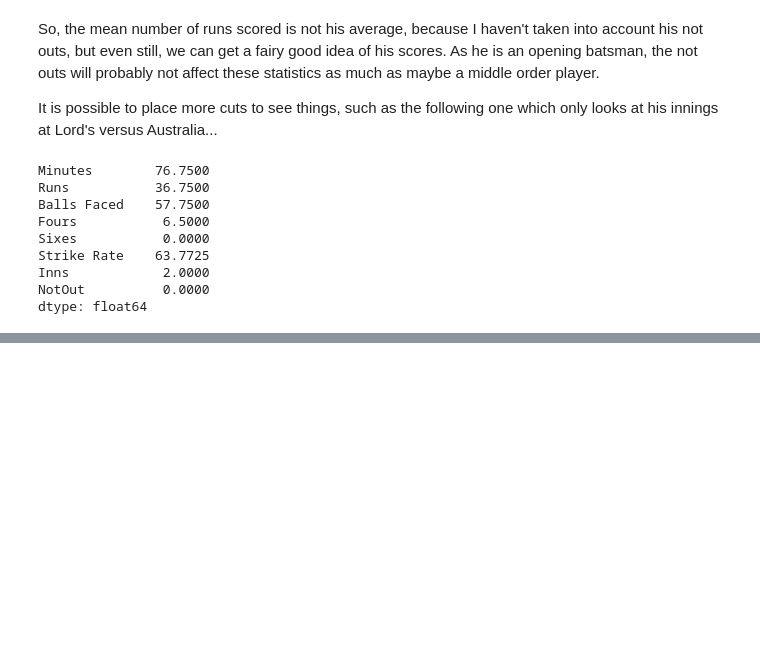
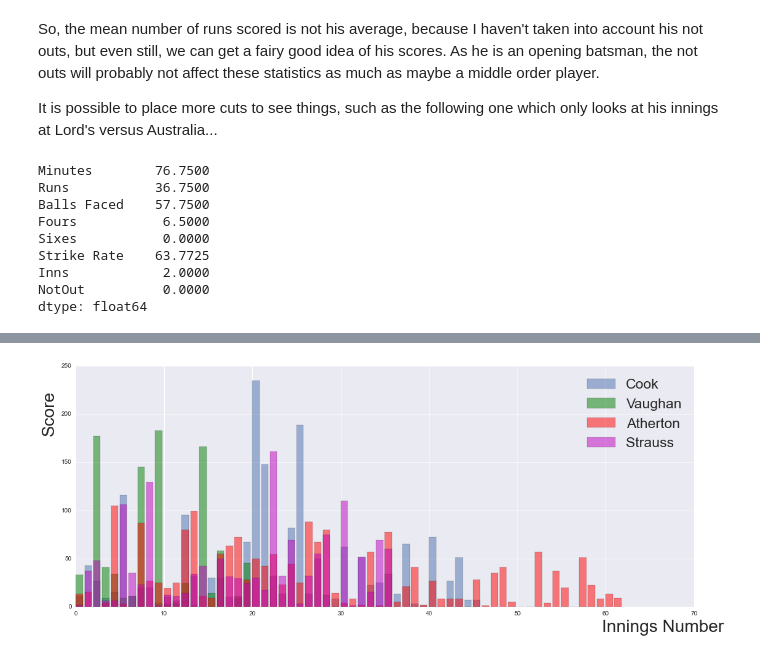
Before and after one commit to maclamont/Cricket, a Jupyter notebook: Cricket.ipynb, the cells around one changed output, grey strips where cells are left out. Saved outputs shown, nothing was run; the diff lists cells and outputs as text; code cells hidden in the pictures; blank space fills up the shorter version.

```diff
--- a/Cricket.ipynb
+++ b/Cricket.ipynb
@@ -323,0 +387,25 @@ dtype: float64
+# %%
+dfCookvsAus = dfBattingMain[dfBattingMain["Player"] == "AN Cook"][dfBattingMain["Opposition"] == "Australia"]
+dfVaughanvsAus = dfBattingMain[dfBattingMain["Player"] == "MP Vaughan"][dfBattingMain["Opposition"] == "Australia"]
+dfAthertonvsAus = dfBattingMain[dfBattingMain["Player"] == "MA Atherton"][dfBattingMain["Opposition"] == "Australia"]
+dfHussainvsAus = dfBattingMain[dfBattingMain["Player"] == "N Hussain"][dfBattingMain["Opposition"] == "Australia"]
+dfStraussvsAus = dfBattingMain[dfBattingMain["Player"] == "AJ Strauss"][dfBattingMain["Opposition"] == "Australia"]
+# %%
+dfCookvsAus.reset_index(inplace=True)
+dfVaughanvsAus.reset_index(inplace=True)
+dfAthertonvsAus.reset_index(inplace=True)
+dfHussainvsAus.reset_index(inplace=True)
+dfStraussvsAus.reset_index(inplace=True)
+
+dfCookvsAus.drop(["index"],1,inplace=True)
+dfVaughanvsAus.drop(["index"],1,inplace=True)
+dfAthertonvsAus.drop(["index"],1,inplace=True)
+dfHussainvsAus.drop(["index"],1,inplace=True)
+dfStraussvsAus.drop(["index"],1,inplace=True)
+
+dfCookvsAus.reset_index(inplace=True)
+dfVaughanvsAus.reset_index(inplace=True)
+dfAthertonvsAus.reset_index(inplace=True)
+dfHussainvsAus.reset_index(inplace=True)
+dfStraussvsAus.reset_index(inplace=True)
+dfStraussvsAus.head()
@@ -323,0 +419,15 @@ dtype: float64
+# %%
+fig = plt.figure(figsize=(18,7))
+
+plt.bar(dfCookvsAus["index"],dfCookvsAus["Runs"],label="Cook",alpha=0.5)
+plt.bar(dfVaughanvsAus["index"],dfVaughanvsAus["Runs"],label="Vaughan",color='g',alpha=0.5)
+plt.bar(dfAthertonvsAus["index"],dfAthertonvsAus["Runs"],label="Atherton",color='r',alpha=0.5)
+plt.bar(dfStraussvsAus["index"],dfStraussvsAus["Runs"],label="Strauss",color='m',alpha=0.5)
+plt.legend(fontsize=23)
+plt.xlabel("Innings Number",fontsize=28,x=0.95,y=1)
+plt.ylabel("Score",fontsize=28,x=0,y=0.8)
+plt.show()
+
+fig.savefig('EngCaptainsVsOz.png')
+# %% [output]
+[figure, added]
```
Also changed, not shown: parts of 50 cells of this notebook, 4 other files.
